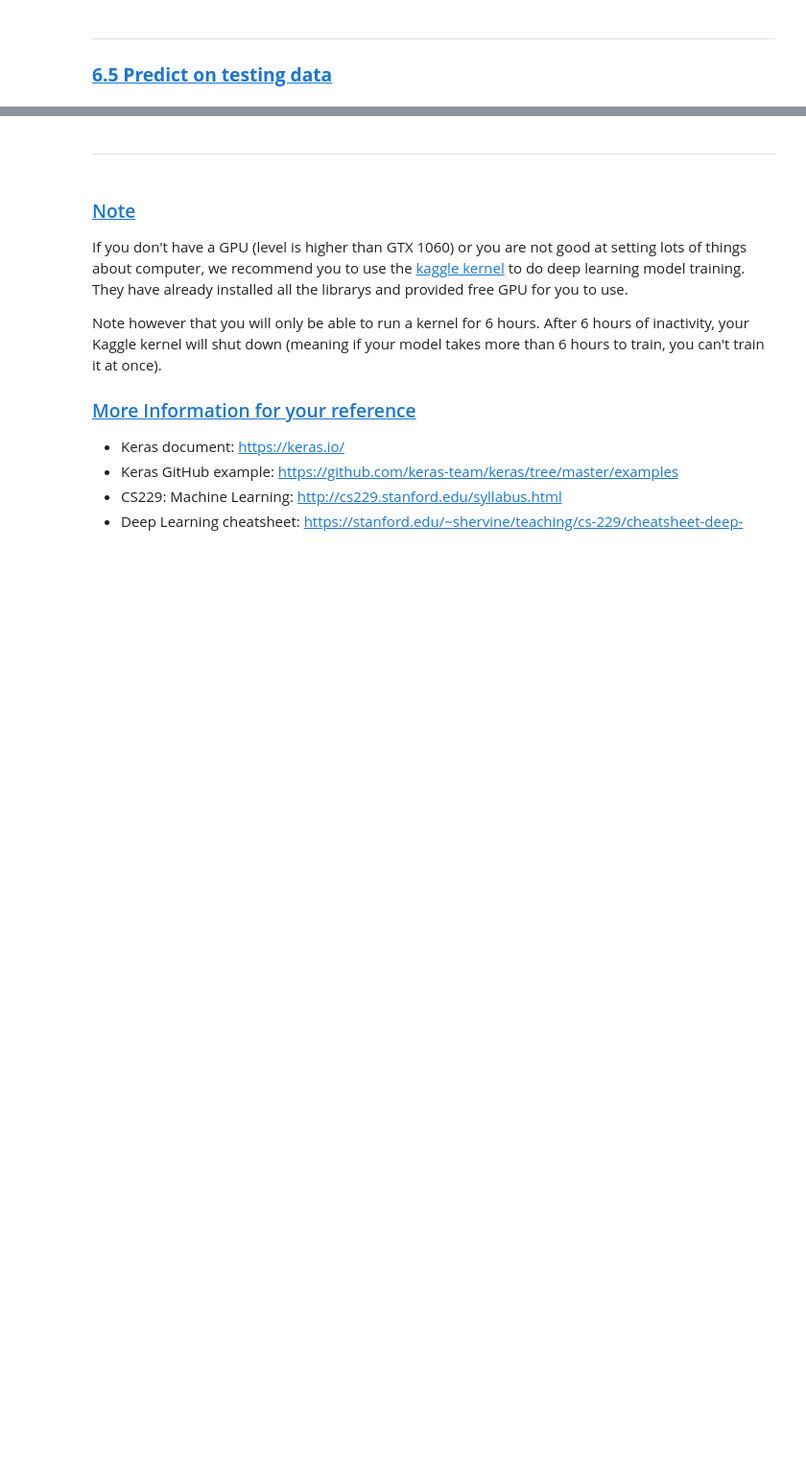
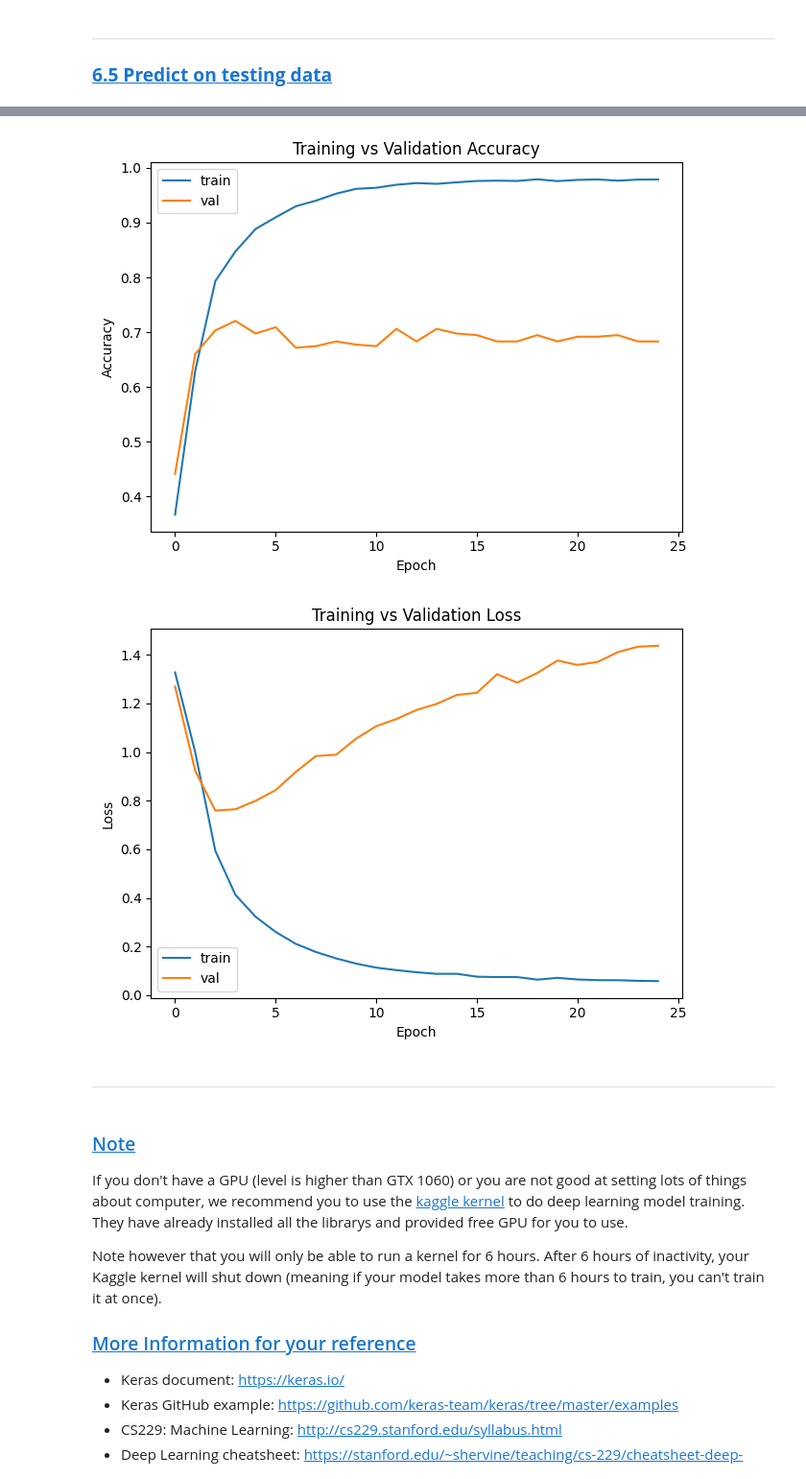
Before and after one commit to welly2140/DM2025-Lab2-Exercise, a Jupyter notebook: DM2025-Lab2-Master-Phase_1.ipynb, the cells around one changed output, grey strips where cells are left out. Shown: that part at 96% size. Saved outputs shown, nothing was run; the diff lists cells and outputs as text; code cells hidden in the pictures; blank space fills up the shorter version.

```diff
--- a/DM2025-Lab2-Master-Phase_1.ipynb
+++ b/DM2025-Lab2-Master-Phase_1.ipynb
@@ -735,3 +859,23 @@ Plot the Training and Validation Accuracy and Loss (different plots), just like
+# %%
+# Answer here
+log = pd.read_csv("logs/training_log.csv")
+
+# Accuracy
+plt.figure()
+plt.plot(log['epoch'], log['accuracy'], label='train')
+plt.plot(log['epoch'], log['val_accuracy'], label='val')
+plt.xlabel('Epoch'); plt.ylabel('Accuracy'); plt.title('Training vs Validation Accuracy')
+plt.legend(); plt.tight_layout(); plt.show()
+
+# Loss
+plt.figure()
+plt.plot(log['epoch'], log['loss'], label='train')
+plt.plot(log['epoch'], log['val_loss'], label='val')
+plt.xlabel('Epoch'); plt.ylabel('Loss'); plt.title('Training vs Validation Loss')
+plt.legend(); plt.tight_layout(); plt.show()
+# %% [output]
+[figure, added]
+[figure, added]
 # %% [markdown]
 ---
 # %% [markdown]
```
Also changed, not shown: parts of 42 cells of this notebook, 3 other files.
